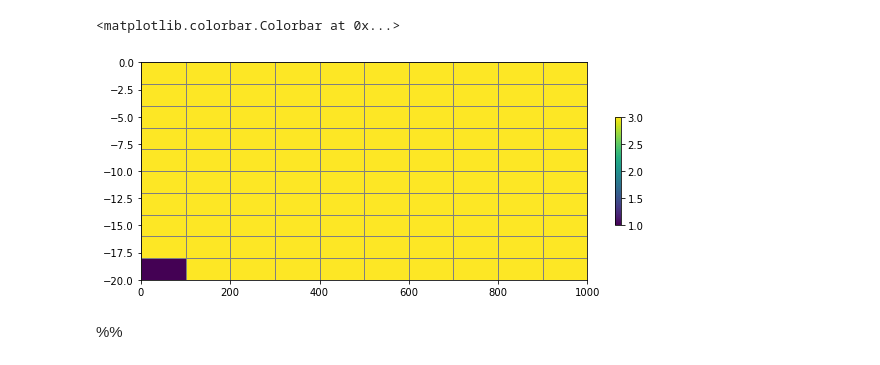
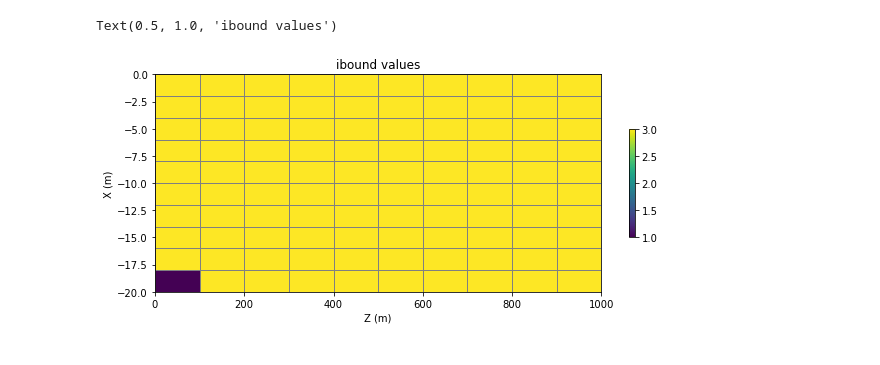
Before and after one commit to chenmingzhang/CIVI4140_UQ, a Jupyter notebook: Q1_flopy/Q1_notebook_notation_update_3.ipynb, the cells around one changed output. Saved outputs shown, nothing was run; the diff lists cells and outputs as text; code cells hidden in the pictures.

```diff
--- a/Q1_flopy/Q1_notebook_notation_update_3.ipynb
+++ b/Q1_flopy/Q1_notebook_notation_update_3.ipynb
@@ -60,10 +59,10 @@ laytyp = np.ones(nlay)   # vunconfined 1
 # %%
-ibound = np.ones((nlay, nrow, ncol), dtype=np.int32) + 2    # [lay_row_column]
-lay_id_chd = 9
+ibound = np.zeros((nlay, nrow, ncol), dtype=np.int32) + 3    # [lay_row_column] active cell has ibound of 3
+lay_id_chd = nlay-1  # the cell at bottom left will be prescribed with chd package.
 row_id_chd = 0
 col_id_chd = 0
-ibound_chd = 1
-ibound[lay_id_chd][row_id_chd][col_id_chd]=ibound_chd   # why do we need three layers here?? because the model is 3-d
-#ibound[lay_id_chd][row_id_chd][1]=ibound_chd   # why do we need three layers here?? because the model is 3-d
+ibound_chd = 1  # the cell prescibed with chd package are masked with ibound of 1
+# # why 3-D here?? because the model is 3-d, with one row
+ibound[lay_id_chd,row_id_chd,col_id_chd] = ibound_chd
 # %%
 # interesting to see that the it is better to be converged, if the head is above zero
@@ -87,12 +102,14 @@ pcg = flopy.modflow.ModflowPcg(mf)
 # %%
 fig = plt.figure(figsize=(10, 4))
 ax  = fig.add_subplot(1, 1, 1)
 modeLx_msect = flopy.plot.PlotCrossSection(model=mf, line={'Row': 0})
 arr = modeLx_msect.plot_array(ibound)
 modeLx_msect.plot_grid()
 plt.colorbar(arr, shrink=0.5, ax=ax)
+ax.set_ylabel("X (m)")
+ax.set_xlabel("Z (m)")
+ax.set_title("ibound values")
+#ax.legend()
 # %% [output]
-<matplotlib.colorbar.Colorbar at 0x...>
+Text(0.5, 1.0, 'ibound values')
-[figure, old version]
+[figure, new version]
-# %% [markdown]
-%%
```
Also changed, not shown: parts of 40 cells of this notebook.
